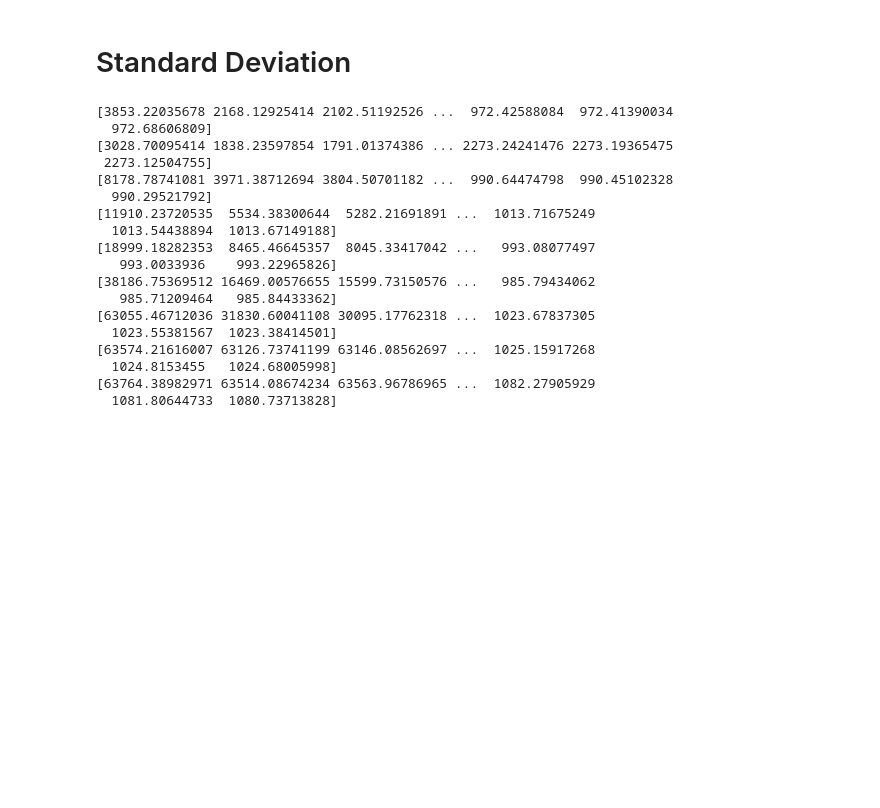
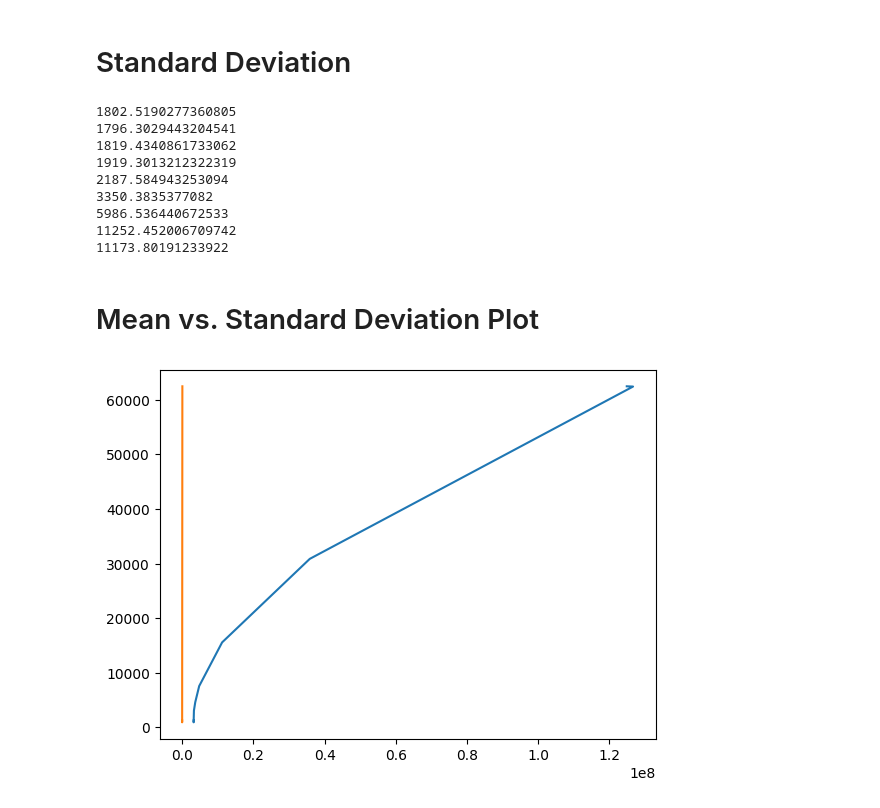
Before and after one commit to parkergeorge30/ASTRO150, a Jupyter notebook: Lab_1.ipynb, the cells around one changed output. Cells and saved outputs as stored; diff of their text form; code cells hidden in the pictures; blank space fills up the shorter version.

```diff
--- a/Lab_1.ipynb
+++ b/Lab_1.ipynb
@@ -140,13 +174,9 @@ def mean(x):
     for i in x:
         tot += i
 
-    sumtot = 0
-    for j in tot:
-        sumtot += j
-
-    m =  sumtot/len(tot)
+    m =  tot/len(x)
     return m
 
 for x in exp_frames:
-    print(mean(x))
+    print(mean(x.flatten()))
 # %% [output]
@@ -163,34 +193,43 @@ for x in exp_frames:
 # Standard Deviation
 # %%
 def std(x): # take an empty array and spit out an array with the mean counts of one image of each exposure time
-
     m = mean(x)
     tot = 0
     for i in x:
-        tot += i
-        for j in tot:
-            tot += (i-m)**2
+
+        tot += (i-m)**2
 
     return (tot/len(x))**0.5
 
 for x in exp_frames:
-    print(std(x))
+    print(std(x.flatten()))
 # %% [output]
-[3853.22035678 2168.12925414 2102.51192526 ...  972.42588084  972.41390034
-  972.68606809]
-[3028.70095414 1838.23597854 1791.01374386 ... 2273.24241476 2273.19365475
- 2273.12504755]
-[8178.78741081 3971.38712694 3804.50701182 ...  990.64474798  990.45102328
-  990.29521792]
-[11910.23720535  5534.38300644  5282.21691891 ...  1013.71675249
-  1013.54438894  1013.67149188]
-[18999.18282353  8465.46645357  8045.33417042 ...   993.08077497
-   993.0033936    993.22965826]
-[38186.75369512 16469.00576655 15599.73150576 ...   985.79434062
-   985.71209464   985.84433362]
-[63055.46712036 31830.60041108 30095.17762318 ...  1023.67837305
-  1023.55381567  1023.38414501]
-[63574.21616007 63126.73741199 63146.08562697 ...  1025.15917268
-  1024.8153455   1024.68005998]
-[63764.38982971 63514.08674234 63563.96786965 ...  1082.27905929
-  1081.80644733  1080.73713828]
+1802.5190277360805
+1796.3029443204541
+1819.4340861733062
+1919.3013212322319
+2187.584943253094
+3350.3835377082
+5986.536440672533
+11252.452006709742
+11173.80191233922
+# %% [markdown]
+# Mean vs. Standard Deviation Plot
+# %%
+avg = zeros(len(exp_frames), dtype=float)
+dev = zeros(len(exp_frames), dtype=float)
+
+
+for i,x in enumerate(exp_frames):
+    avg[i] = mean(x.flatten())
+    dev[i] = std(x.flatten())
+
+devsqr = list(map(lambda x: x**2, dev))
+
+fig, ax = plt.subplots()
+
+ax.plot(devsqr,avg)
+ax.plot(avg,avg)
+plt.show()
+# %% [output]
+[figure, added]
```
Also changed, not shown: parts of 19 cells of this notebook.
